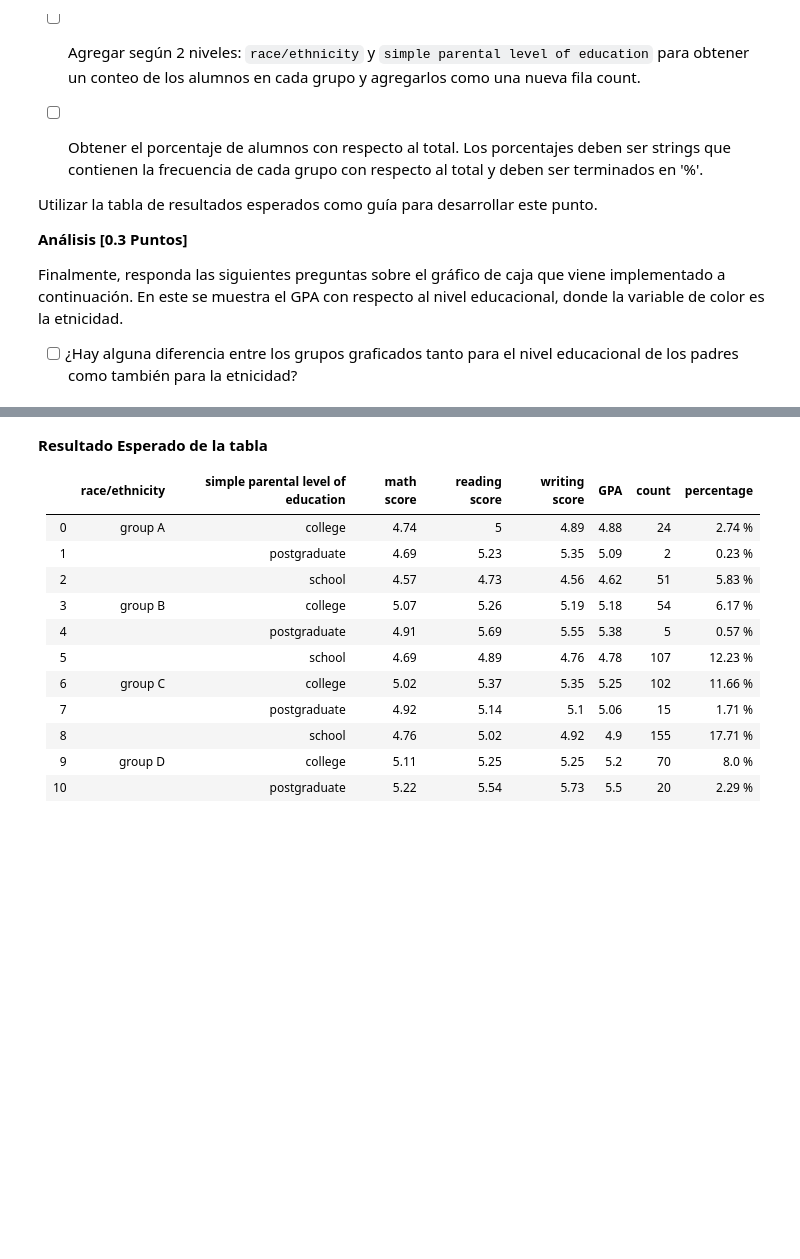
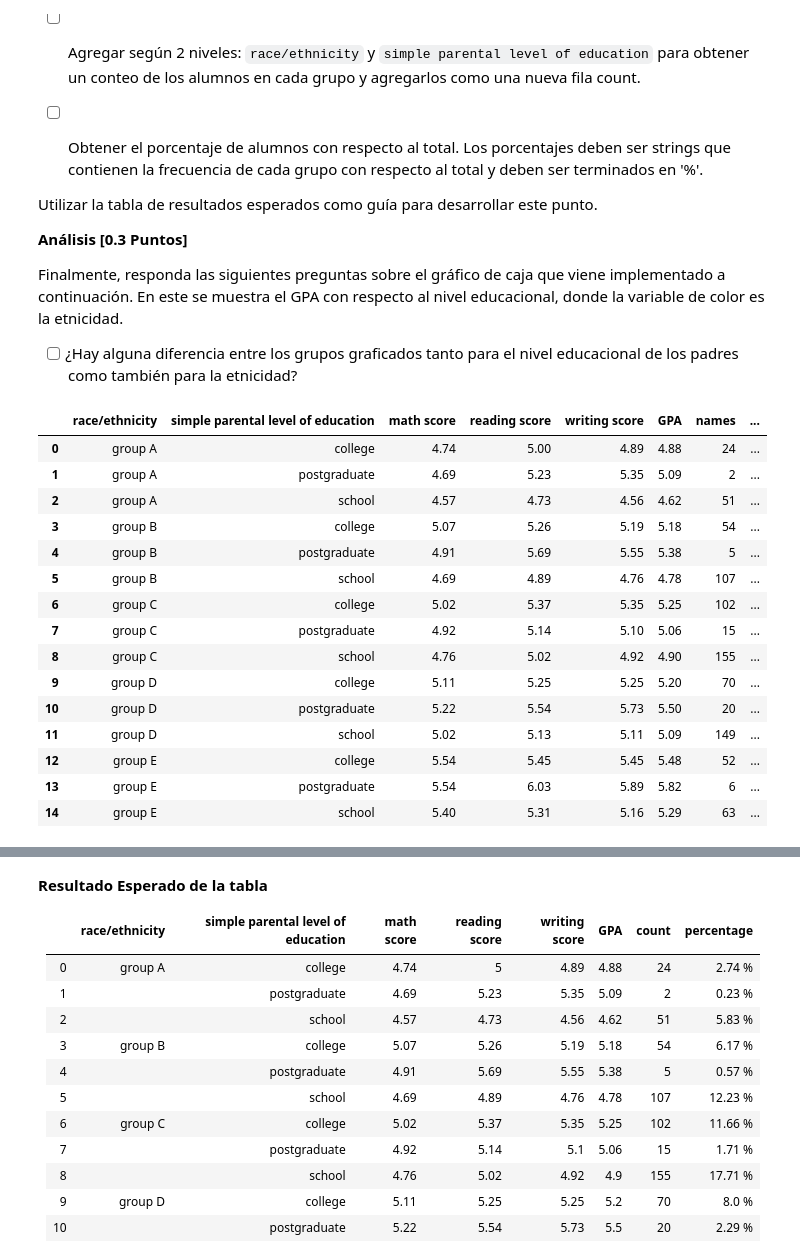
Before and after one commit to BenjaminAnguloCaro/MDS7202, a Jupyter notebook: 20240405105089D1CFC1BEC1D71B__Lab3.ipynb, the cells around one changed output, grey strips where cells are left out. Cells and saved outputs as stored; diff of their text form; code cells hidden in the pictures; blank space fills up the shorter version.

```diff
--- a/20240405105089D1CFC1BEC1D71B__Lab3.ipynb
+++ b/20240405105089D1CFC1BEC1D71B__Lab3.ipynb
@@ -652,3 +655,9 @@ Hint: investigue el método `concat`
+# %%
+df_grades_1 = pd.read_json("students_grades_1.json")
+df_grades_2 = pd.read_json("students_grades_2.json")
+
+# unir los dataframes
+df_grades = pd.concat([df_grades_1, df_grades_2], ignore_index=True)
 # %% [markdown]
 ### 4.2 Análisis por Nivel Educacional Etnia de los Padres [0.8 Puntos]
 # %% [markdown]
@@ -693,3 +700,52 @@ Finalmente, responda las siguientes preguntas sobre el gráfico de caja que vien
+# %%
+# calculamos el promedio de las notas y lo guardamos en GPA
+df_grades["GPA"] = df_grades[["math score", "reading score", "writing score"]].mean(axis = 1)
+df_grades
+
+# simplificación de parental level education
+mapeo = {
+    "some high school": "school",
+    "some college": "school",
+    "high school": "school",
+    "bachelor's degree": "college",
+    "associate's degree": "college",
+    "master's degree": "postgraduate"
+}
+df_grades["simple parental level of education"] = df_grades["parental level of education"].map(mapeo)
+
+# agregamos
+df2 = df_grades.groupby(["race/ethnicity", "simple parental level of education"]).agg({
+    "math score": "mean",
+    "reading score": "mean",
+    "writing score": "mean",
+    "GPA": "mean",
+    "names": "count"
+}).reset_index()
+
+# redondeamos los promedios de los scores a 2 decimales
+df2[["math score", "reading score", "writing score", "GPA"]] = df2[["math score", "reading score", "writing score", "GPA"]].round(2)
+
+# obtenemos porcentajes
+df2["percentage"] = (df2["names"] / len(df_grades) * 100).map("{:.2f}%".format)
+
+df2
+# %% [output]
+|  | race/ethnicity | simple parental level of education | math score | reading score | writing score | GPA | names | ... |
+| 0 | group A | college | 4.74 | 5.00 | 4.89 | 4.88 | 24 | ... |
+| 1 | group A | postgraduate | 4.69 | 5.23 | 5.35 | 5.09 | 2 | ... |
+| 2 | group A | school | 4.57 | 4.73 | 4.56 | 4.62 | 51 | ... |
+| 3 | group B | college | 5.07 | 5.26 | 5.19 | 5.18 | 54 | ... |
+| 4 | group B | postgraduate | 4.91 | 5.69 | 5.55 | 5.38 | 5 | ... |
+| 5 | group B | school | 4.69 | 4.89 | 4.76 | 4.78 | 107 | ... |
+| 6 | group C | college | 5.02 | 5.37 | 5.35 | 5.25 | 102 | ... |
+| 7 | group C | postgraduate | 4.92 | 5.14 | 5.10 | 5.06 | 15 | ... |
+| 8 | group C | school | 4.76 | 5.02 | 4.92 | 4.90 | 155 | ... |
+| 9 | group D | college | 5.11 | 5.25 | 5.25 | 5.20 | 70 | ... |
+| 10 | group D | postgraduate | 5.22 | 5.54 | 5.73 | 5.50 | 20 | ... |
+| 11 | group D | school | 5.02 | 5.13 | 5.11 | 5.09 | 149 | ... |
+| 12 | group E | college | 5.54 | 5.45 | 5.45 | 5.48 | 52 | ... |
+| 13 | group E | postgraduate | 5.54 | 6.03 | 5.89 | 5.82 | 6 | ... |
+| 14 | group E | school | 5.40 | 5.31 | 5.16 | 5.29 | 63 | ... |
 # %%
 fig = px.box(
     df_grades,
```
Also changed, not shown: parts of 9 cells of this notebook.
